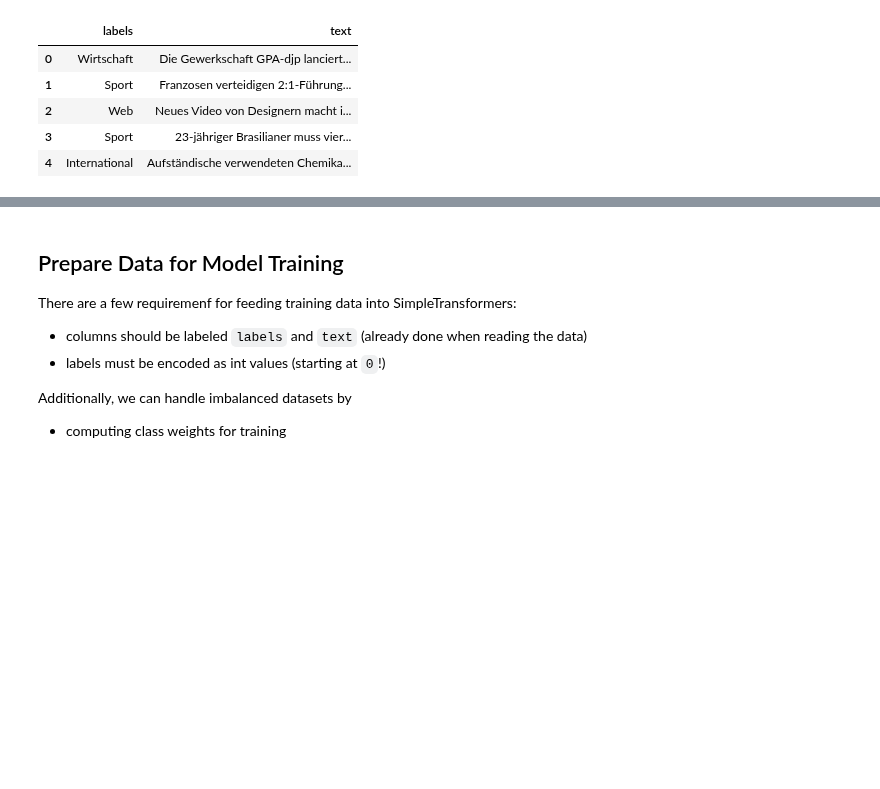
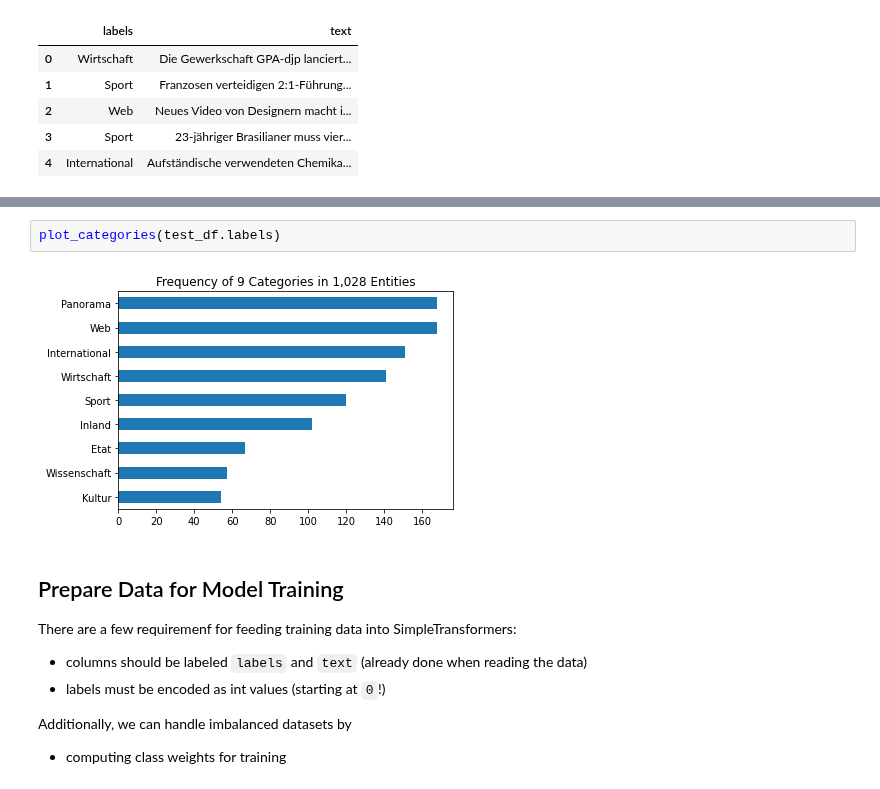
Before and after one commit to goerlitz/nlp-classification, a Jupyter notebook: notebooks/10kGNAD/colab/21_10kGNAD_simpletransformers_default.ipynb, the cells around one changed output, grey strips where cells are left out. Cells and saved outputs as stored; diff of their text form; blank space fills up the shorter version.

```diff
--- a/notebooks/10kGNAD/colab/21_10kGNAD_simpletransformers_default.ipynb
+++ b/notebooks/10kGNAD/colab/21_10kGNAD_simpletransformers_default.ipynb
@@ -153,3 +163,7 @@ display(test_df.head())
+# %%
+plot_categories(test_df.labels)
+# %% [output]
+[figure, added]
 # %% [markdown]
 ## Prepare Data for Model Training
 
```
Also changed, not shown: parts of 24 cells of this notebook.
